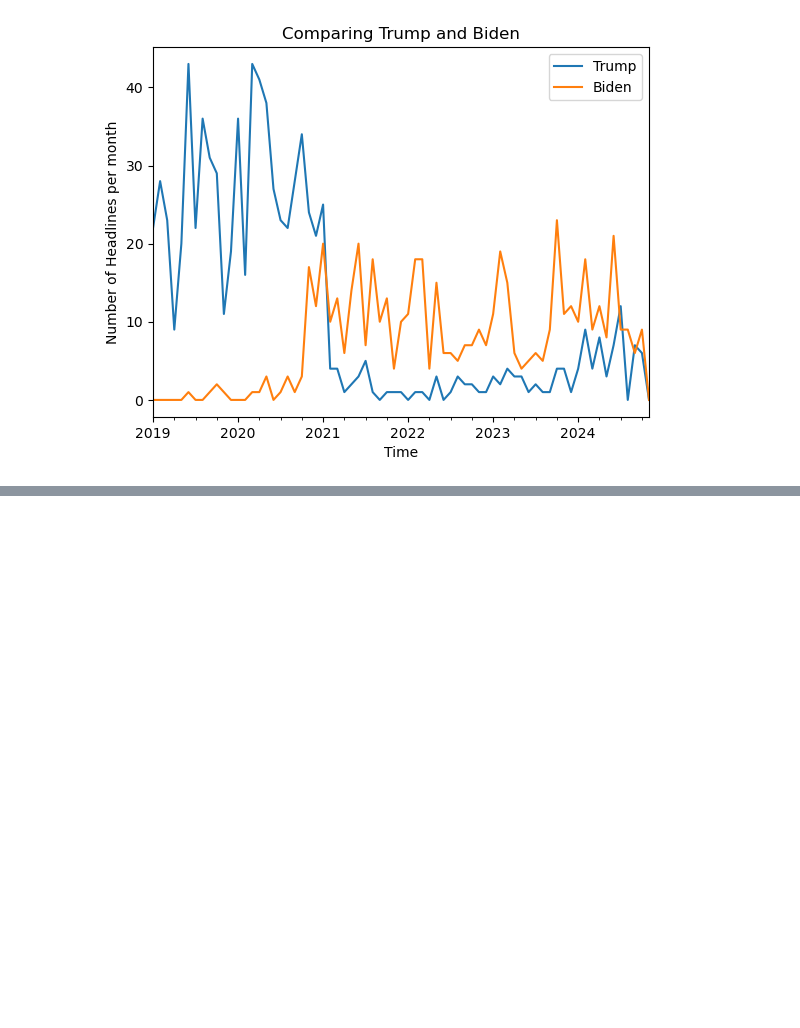
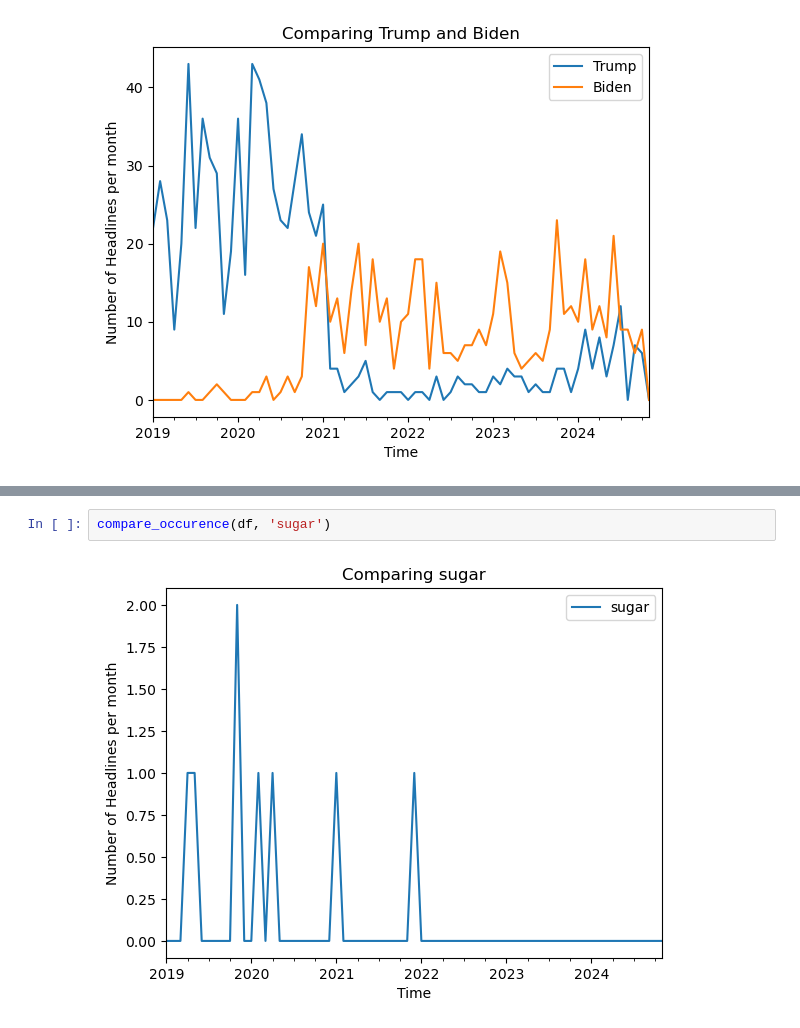
Before and after one commit to ulisesrey/the_guardian_scraper, a Jupyter notebook: source/analysis_notebook.ipynb, the cells around one changed output, grey strips where cells are left out. Saved outputs shown, nothing was run; the diff lists cells and outputs as text; blank space fills up the shorter version.

```diff
--- a/source/analysis_notebook.ipynb
+++ b/source/analysis_notebook.ipynb
@@ -42,0 +43,4 @@ compare_occurence(df, 'Gaza', 'Ukraine', 'Sudan')
+# %%
+compare_occurence(df, 'sugar')
+# %% [output]
+[figure, added]
```
Also changed, not shown: parts of 5 cells of this notebook, 2 other files.
